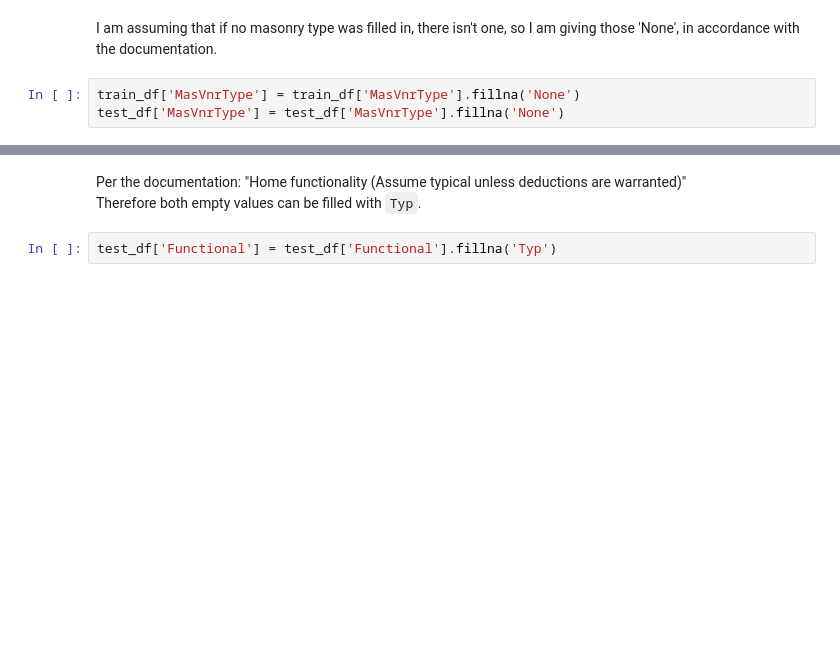
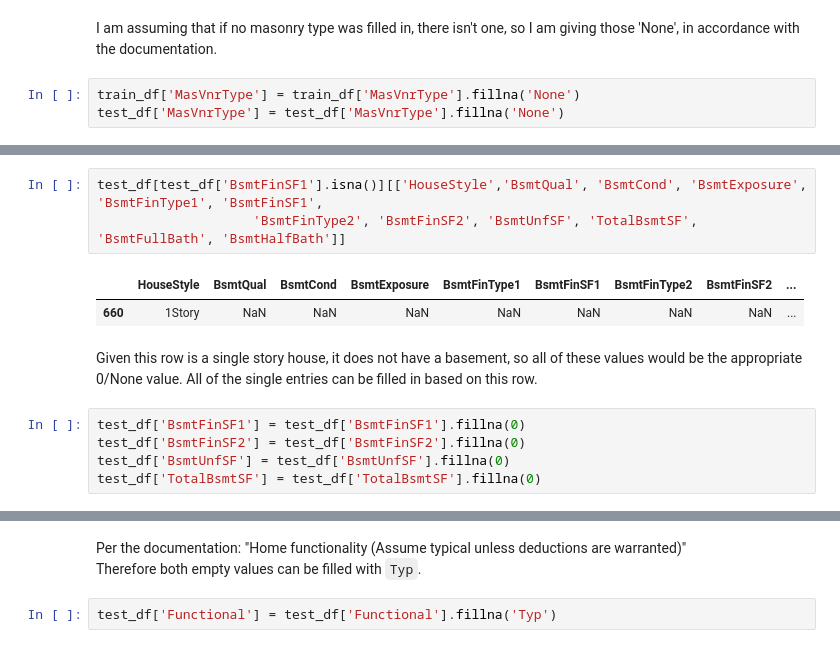
Before and after one commit to MeghanBarritt/kaggle-comp-housing-prices, a Jupyter notebook: Notebooks/2-Data_Cleaning.ipynb, the cells around one changed output, grey strips where cells are left out. Saved outputs shown, nothing was run; the diff lists cells and outputs as text; blank space fills up the shorter version.

```diff
--- a/Notebooks/2-Data_Cleaning.ipynb
+++ b/Notebooks/2-Data_Cleaning.ipynb
@@ -458,0 +637,13 @@ test_df['MasVnrType'] = test_df['MasVnrType'].fillna('None')
+# %%
+test_df[test_df['BsmtFinSF1'].isna()][['HouseStyle','BsmtQual', 'BsmtCond', 'BsmtExposure', 'BsmtFinType1', 'BsmtFinSF1',
+                    'BsmtFinType2', 'BsmtFinSF2', 'BsmtUnfSF', 'TotalBsmtSF', 'BsmtFullBath', 'BsmtHalfBath']]
+# %% [output]
+|  | HouseStyle | BsmtQual | BsmtCond | BsmtExposure | BsmtFinType1 | BsmtFinSF1 | BsmtFinType2 | BsmtFinSF2 | ... |
+| 660 | 1Story | NaN | NaN | NaN | NaN | NaN | NaN | NaN | ... |
+# %% [markdown]
+Given this row is a single story house, it does not have a basement, so all of these values would be the appropriate 0/None value. All of the single entries can be filled in based on this row.
+# %%
+test_df['BsmtFinSF1'] = test_df['BsmtFinSF1'].fillna(0)
+test_df['BsmtFinSF2'] = test_df['BsmtFinSF2'].fillna(0)
+test_df['BsmtUnfSF'] = test_df['BsmtUnfSF'].fillna(0)
+test_df['TotalBsmtSF'] = test_df['TotalBsmtSF'].fillna(0)
```
Also changed, not shown: parts of 69 cells of this notebook.
